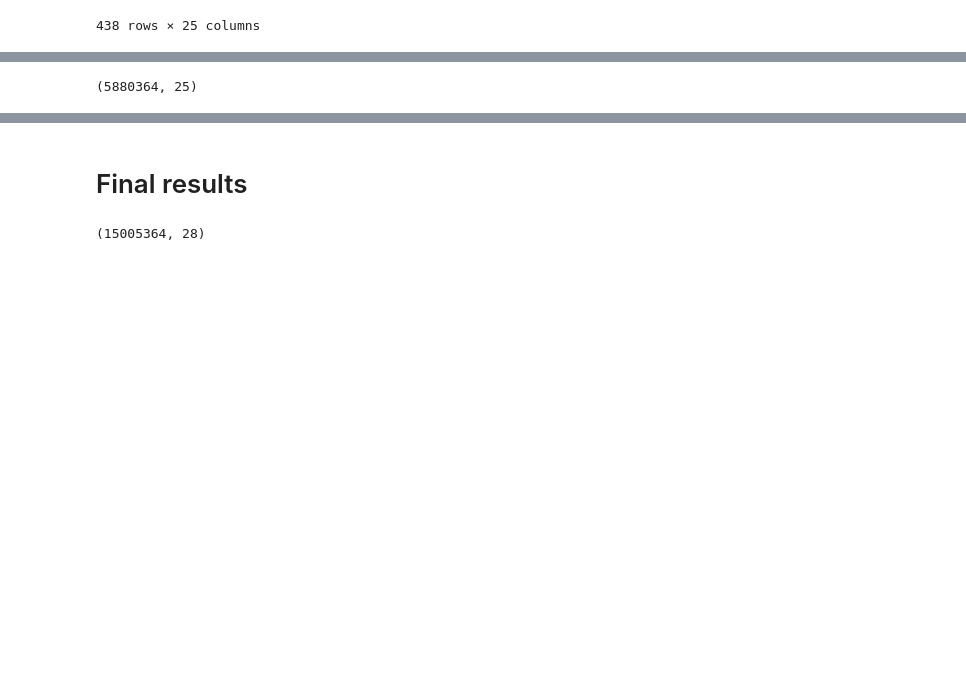
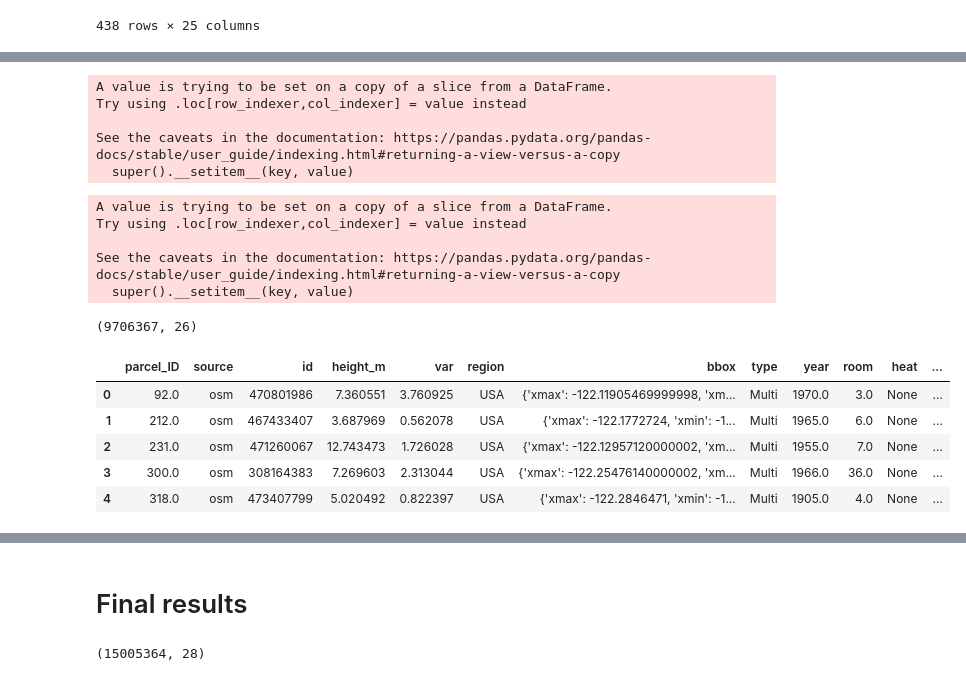
Before and after one commit to sofiiir/building-unit-regression, a Jupyter notebook: regression_by_utility/streamlined_unit_regression_pge.ipynb, the cells around one changed output, grey strips where cells are left out. Drawn from its saved outputs; the diff is of its cells as text; code cells hidden in the pictures; blank space fills up the shorter version.

Commit message:
Adjusting code to accurate condos

```diff
--- a/regression_by_utility/streamlined_unit_regression_pge.ipynb
+++ b/regression_by_utility/streamlined_unit_regression_pge.ipynb
@@ -408,4 +349,57 @@ complete_zillow = pd.concat([complete_zillow, zillow_condos], axis = 0)
-# %%
-single_building_zillow.shape
-# %% [output]
-(5880364, 25)
+# %%
+
+## SET UNITS FOR SINGLE FAMILY HOMES
+# subset for single family zillow and condos
+single_zillow = zillow[zillow['type'] == "Single"]
+
+# change all single_zillow to unit = 1
+single_zillow['total_unit'] = 1
+
+# drop the unit column
+single_zillow = single_zillow.drop(['unit'], axis = 1)
+
+assert single_zillow.crs == multi_by_parcel_processed.crs
+
+## FINAL CONCAT OF THE MULTI AND SINGLE FAMILY HOMES
+# concat the single and multifamily dataframes
+multi_single_zillow = pd.concat([multi_by_parcel_processed, single_zillow], axis = 0)
+# %% [output]
+A value is trying to be set on a copy of a slice from a DataFrame.
+Try using .loc[row_indexer,col_indexer] = value instead
+
+See the caveats in the documentation: https://pandas.pydata.org/pandas-docs/stable/user_guide/indexing.html#returning-a-view-versus-a-copy
+  super().__setitem__(key, value)
+# %%
+# select the condo data
+zillow_condos = zillow[(zillow['code'] == "RR106") & (zillow['code'] != 'Single' )]
+
+# change all condo_zillow to unit = 1
+zillow_condos['total_unit'] = 1
+
+# drop the unit column
+zillow_condos = zillow_condos.drop(['unit'], axis = 1)
+
+assert zillow_condos.crs == multi_single_zillow.crs
+
+## FINAL CONCAT OF THE MULTI/SINGLE HOMES WITH CONDOS
+# create the complete dataframe
+complete_zillow = pd.concat([multi_single_zillow, zillow_condos], axis = 0)
+# %% [output]
+A value is trying to be set on a copy of a slice from a DataFrame.
+Try using .loc[row_indexer,col_indexer] = value instead
+
+See the caveats in the documentation: https://pandas.pydata.org/pandas-docs/stable/user_guide/indexing.html#returning-a-view-versus-a-copy
+  super().__setitem__(key, value)
+# %%
+complete_zillow.shape
+# %% [output]
+(9706367, 26)
+# %%
+complete_zillow.head()
+# %% [output]
+|  | parcel_ID | source | id | height_m | var | region | bbox | type | year | room | heat | ... |
+| 0 | 92.0 | osm | 470801986 | 7.360551 | 3.760925 | USA | {'xmax': -122.11905469999998, 'xm... | Multi | 1970.0 | 3.0 | None | ... |
+| 1 | 212.0 | osm | 467433407 | 3.687969 | 0.562078 | USA | {'xmax': -122.1772724, 'xmin': -1... | Multi | 1965.0 | 6.0 | None | ... |
+| 2 | 231.0 | osm | 471260067 | 12.743473 | 1.726028 | USA | {'xmax': -122.12957120000002, 'xm... | Multi | 1955.0 | 7.0 | None | ... |
+| 3 | 300.0 | osm | 308164383 | 7.269603 | 2.313044 | USA | {'xmax': -122.25476140000002, 'xm... | Multi | 1966.0 | 36.0 | None | ... |
+| 4 | 318.0 | osm | 473407799 | 5.020492 | 0.822397 | USA | {'xmax': -122.2846471, 'xmin': -1... | Multi | 1905.0 | 4.0 | None | ... |
```
Also changed, not shown: parts of 14 cells of this notebook.
